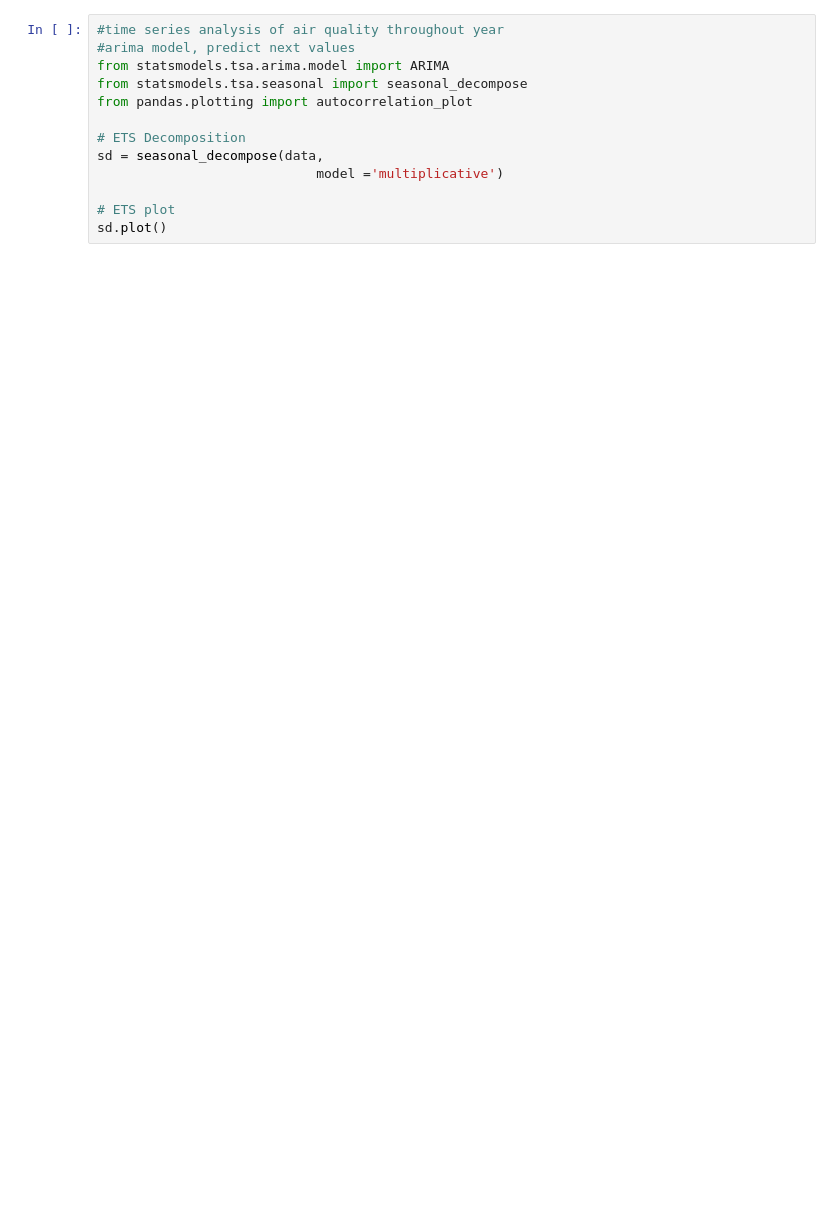
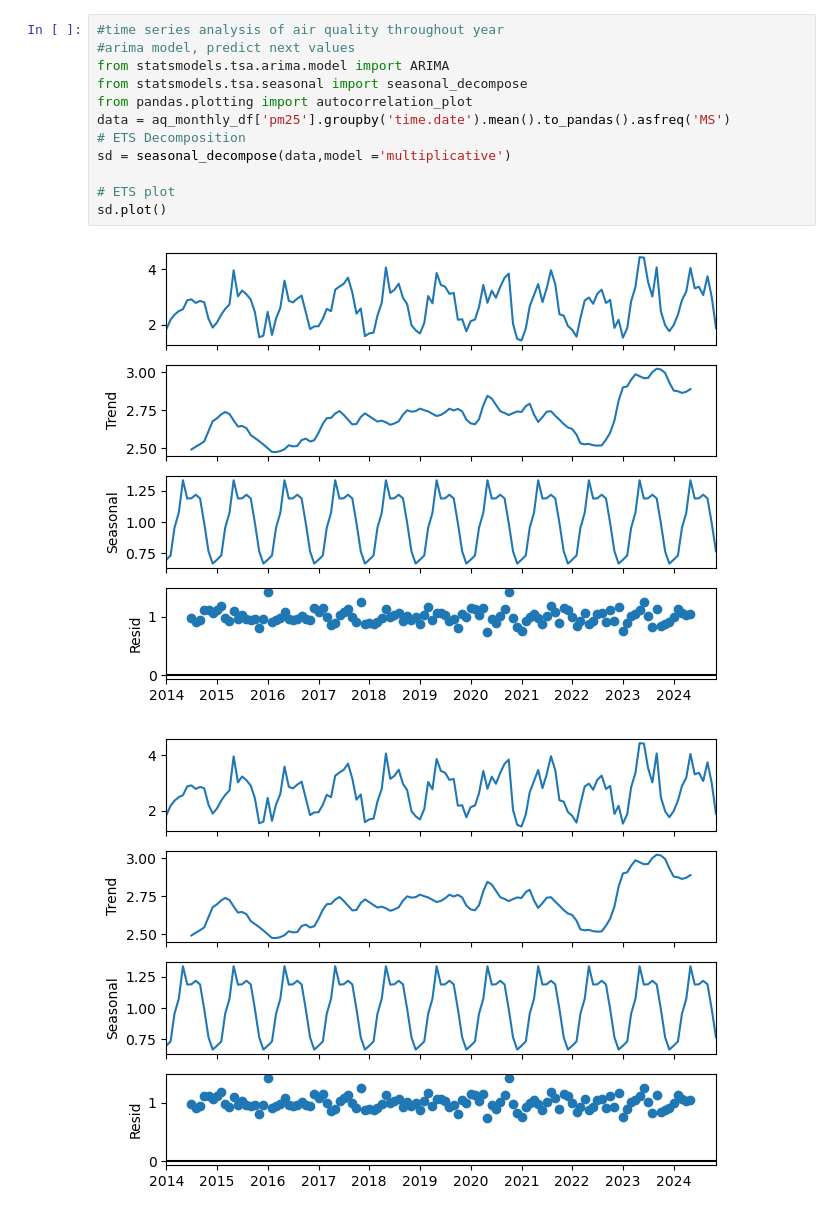
Before and after one commit to 8t88/Air-Quality, a Jupyter notebook: AQ Time Series.ipynb, the cells around one changed output. Drawn from its saved outputs; the diff is of its cells as text; blank space fills up the shorter version.

Commit message:
starting basic run of time series analysis

```diff
--- a/AQ Time Series.ipynb
+++ b/AQ Time Series.ipynb
@@ -14,15 +23,17 @@ aq_monthly_df['pm25'].toPandas()
 # %%
 #time series analysis of air quality throughout year
 #arima model, predict next values
 from statsmodels.tsa.arima.model import ARIMA
 from statsmodels.tsa.seasonal import seasonal_decompose
 from pandas.plotting import autocorrelation_plot
-
+data = aq_monthly_df['pm25'].groupby('time.date').mean().to_pandas().asfreq('MS')
 # ETS Decomposition
-sd = seasonal_decompose(data,
-                            model ='multiplicative')
+sd = seasonal_decompose(data,model ='multiplicative')
 
 # ETS plot
 sd.plot()
+# %% [output]
+[figure, added]
+[figure, added]
 # %%
 from statsmodels.graphics.tsaplots import plot_acf, plot_pacf
```
Also changed, not shown: parts of 8 cells of this notebook.
